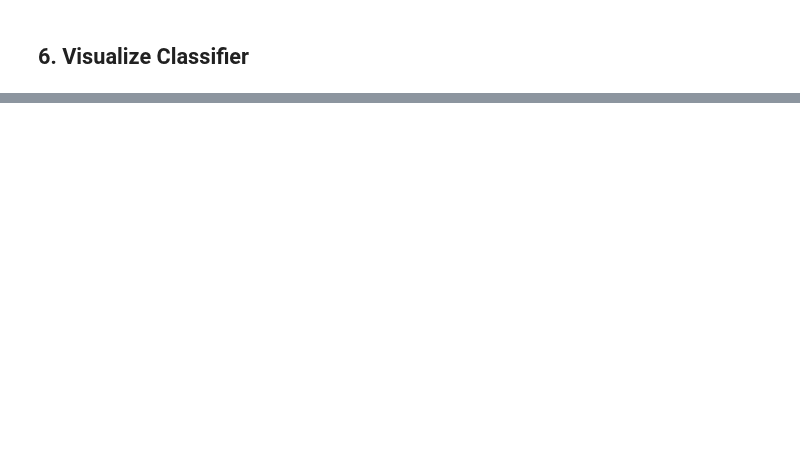
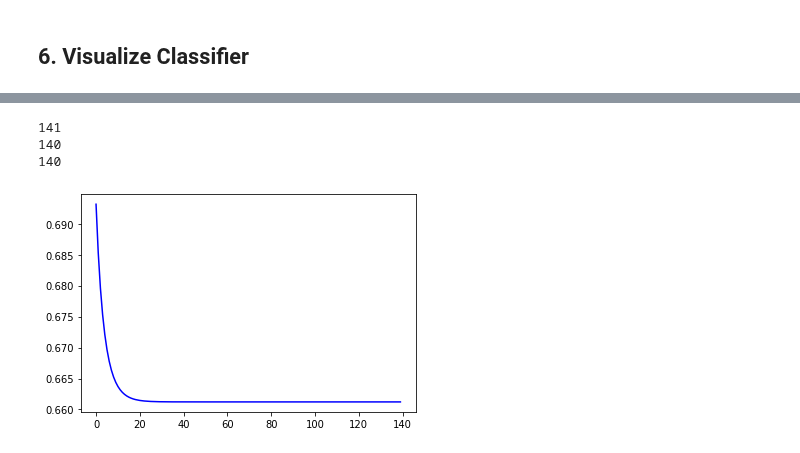
Before and after one commit to cielixer/CAU-MachineLearning2020-1st, a Jupyter notebook: Homework05/code.ipynb, the cells around one changed output, grey strips where cells are left out. Cells and saved outputs as stored; diff of their text form; code cells hidden in the pictures; blank space fills up the shorter version.

```diff
--- a/Homework05/code.ipynb
+++ b/Homework05/code.ipynb
@@ -106,0 +117,9 @@ plt.
+# %%
+plt.plot(iter_x, losses, color='blue')
+
+plt.show()
+# %% [output]
+141
+140
+140
+[figure, added]
```
Also changed, not shown: parts of 3 cells of this notebook.
